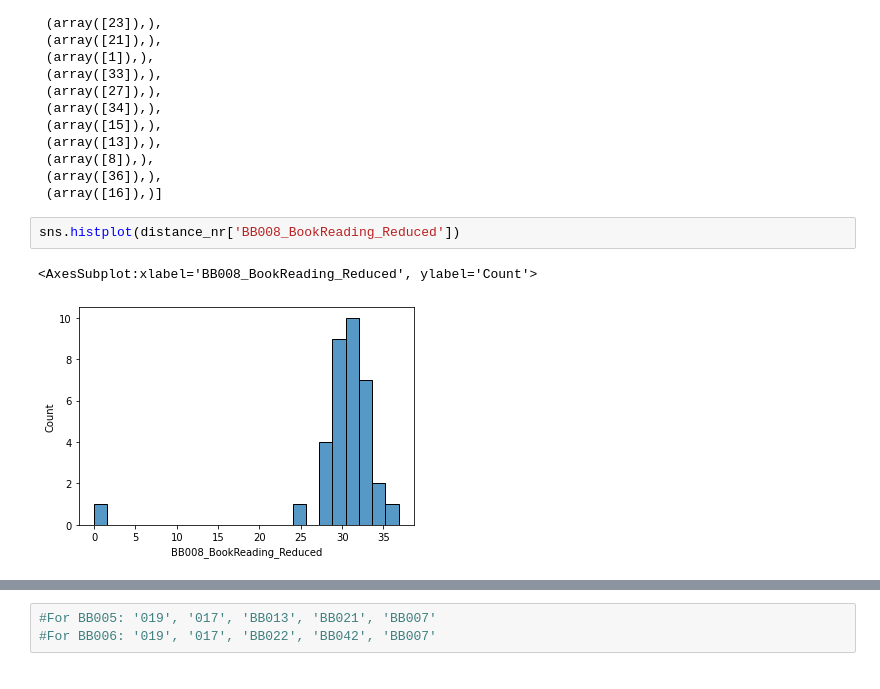
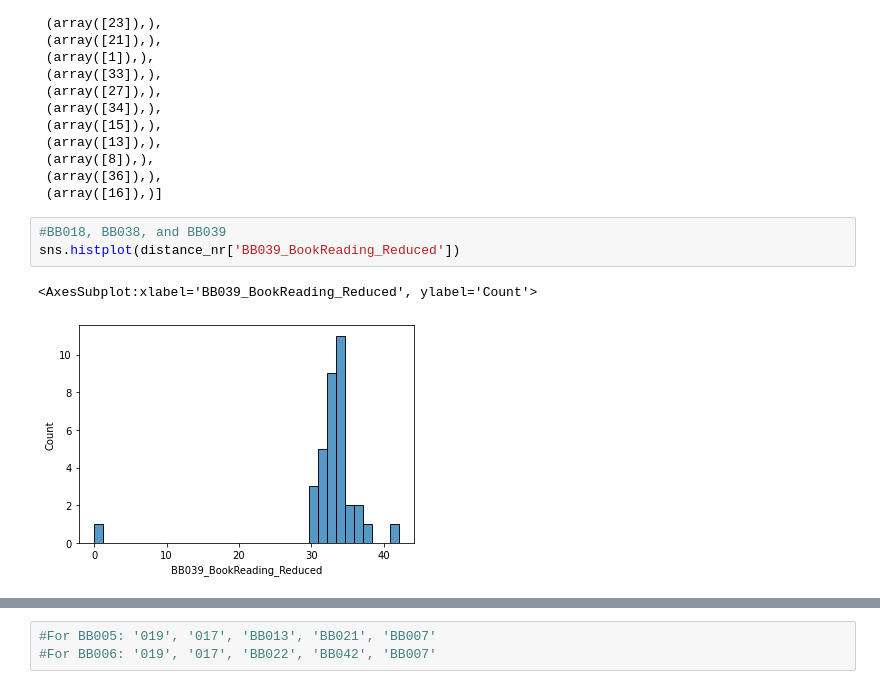
Before and after one commit to Rahul-Brito/infantvoice, a Jupyter notebook: scripts/Sohye Notebook Extra Embeddings.ipynb, the cells around one changed output, grey strips where cells are left out. Saved outputs shown, nothing was run; the diff lists cells and outputs as text.

```diff
--- a/scripts/Sohye Notebook Extra Embeddings.ipynb
+++ b/scripts/Sohye Notebook Extra Embeddings.ipynb
@@ -225,10 +225,11 @@ Text(0, 0.5, 'Euclidean distance')
  (array([36]),),
  (array([16]),)]
 # %%
-sns.histplot(distance_nr['BB008_BookReading_Reduced'])
+#BB018, BB038, and BB039
+sns.histplot(distance_nr['BB039_BookReading_Reduced'])
 # %% [output]
-<AxesSubplot:xlabel='BB008_BookReading_Reduced', ylabel='Count'>
+<AxesSubplot:xlabel='BB039_BookReading_Reduced', ylabel='Count'>
-[figure, old version]
+[figure, new version]
 # %%
 distance_nr['BB005_BookReading_Reduced']
 # %% [output]
```
Also changed, not shown: parts of 11 cells of this notebook.
